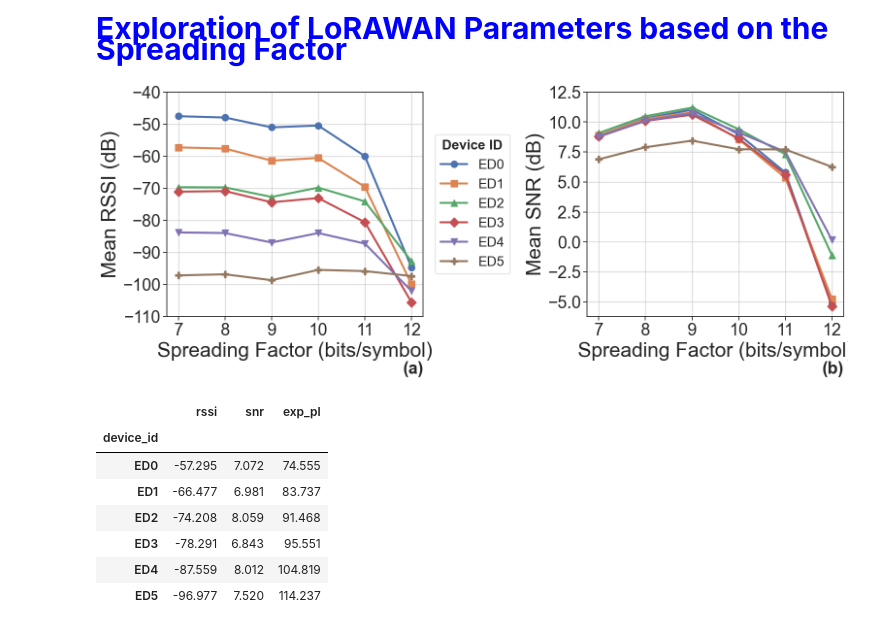
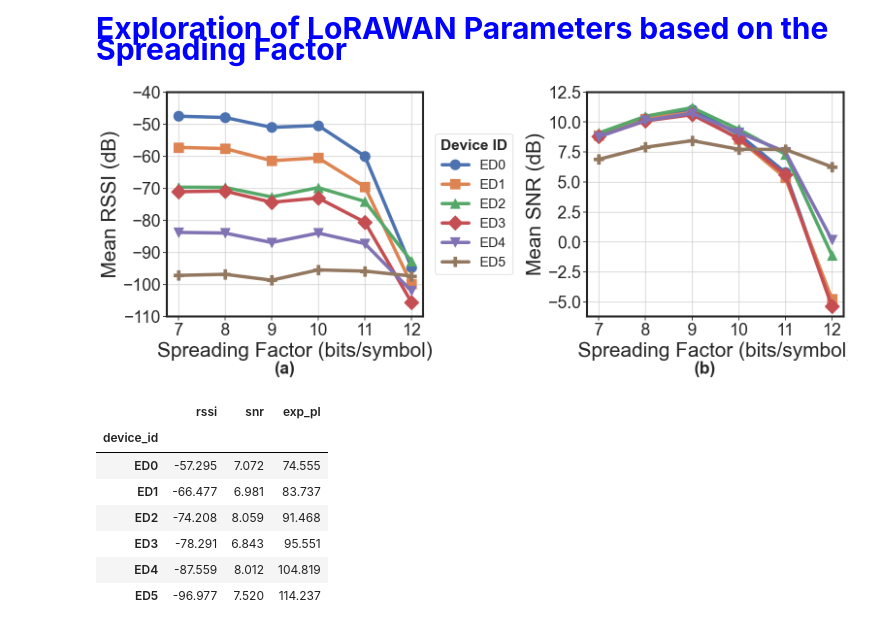
Before and after one commit to nahshonmokua/LoRaWAN-Indoor-Path-Loss-Modelling-with-MultiWall-Environment-Factors, a Jupyter notebook: Exploratory_Analysis.ipynb, the cells around one changed output. Drawn from its saved outputs; the diff is of its cells as text; code cells hidden in the pictures.

Commit message:
New Plots for EDA

```diff
--- a/Exploratory_Analysis.ipynb
+++ b/Exploratory_Analysis.ipynb
@@ -650,7 +650,7 @@ def plot_mean_metric(ax, cleaned_df, metric, ylabel, label=''):
     for device_id, device_data in cleaned_df.groupby('device_id', observed=False):
         mean_metric = device_data.groupby('SF', observed=False)[metric].mean()
         # Plot mean metric for each device with a different marker
-        ax.plot(mean_metric.index, mean_metric.values, marker=next(marker_pool), linestyle='-', markersize=10, linewidth=3, label=device_id)
+        ax.plot(mean_metric.index, mean_metric.values, marker=next(marker_pool), linestyle='-', markersize=15, linewidth=5, label=device_id)
 
     # Set axis labels with increased font size
     ax.set_xlabel('Spreading Factor (bits/symbol)', fontsize=30)
@@ -663,8 +663,12 @@ def plot_mean_metric(ax, cleaned_df, metric, ylabel, label=''):
     # Set specific tick positions on the x-axis
     ax.set_xticks([7, 8, 9, 10, 11, 12])
 
+    # Set border (axes spine) linewidth to 3
+    for spine in ax.spines.values():
+        spine.set_linewidth(3)
+
     # Add subplot label (e.g., '(a)') with increased font size
-    ax.text(1, -0.2, label, transform=ax.transAxes, fontsize=25, fontweight='bold', va='top', ha='right')
+    ax.text(0.5, -0.2, label, transform=ax.transAxes, fontsize=25, fontweight='bold', va='top', ha='right')
 
 # Set up the matplotlib figure with GridSpec to allocate space for the legend
 fig = plt.figure(figsize=(18, 6))
@@ -699,35 +703,35 @@ unique = OrderedDict()
 for label, handle in zip(labels_a + labels_b, handles_a + handles_b):
     if label not in unique:
         unique[label] = handle
 handles, labels = unique.values(), unique.keys()
 
 # Create a separate axis for the legend in the middle column
 legend_ax = fig.add_subplot(gs[0, 1])
 legend_ax.axis('off')  # Hide the axis
 
 # Add the common legend to the legend axis
 legend = legend_ax.legend(
     handles, labels,
     title='Device ID',
     fontsize=20,
-    title_fontsize=20,
+    title_fontsize=22,
     loc='center left',
     bbox_to_anchor=(-1.0, 0.5),
     ncol=1
 )
 
 legend.get_title().set_fontweight('bold')
 
 # Adjust layout to ensure everything fits without overlapping
 # plt.tight_layout()
 
 # Save the figure
 plt.savefig('../all_data_files/rssi_and_snr_per_SF.png', dpi=1000, bbox_inches='tight')
 
 # Show the plot
 plt.show()
 # %% [output]
-[figure, old version]
+[figure, new version]
 # %%
 # Calculate the mean of rssi, snr and exp_pl grouped by device_id
 mean_values = cleaned_df.groupby('device_id', observed=False)[['rssi', 'snr', 'exp_pl']].mean()
```
Also changed, not shown: parts of 9 cells of this notebook.
